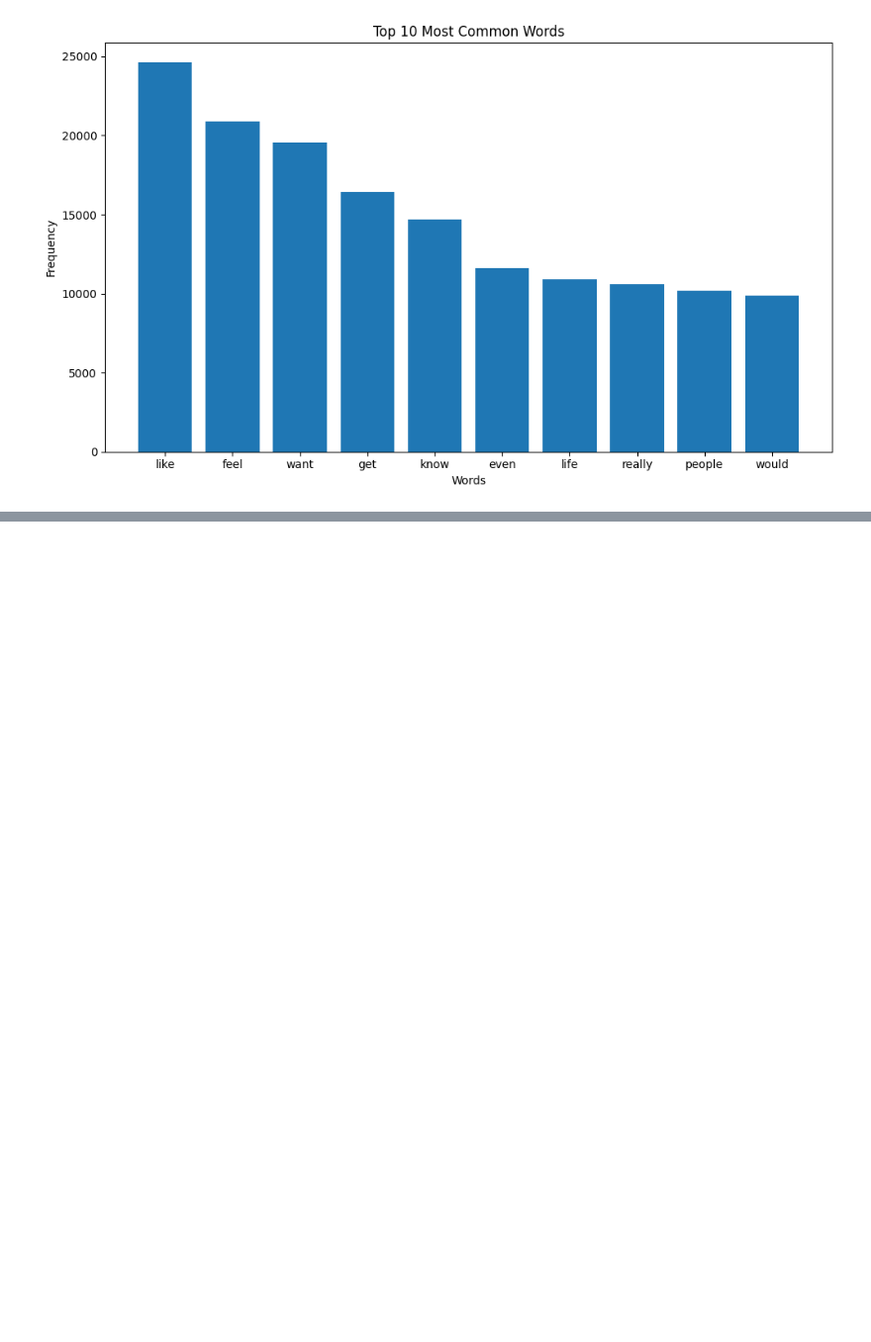
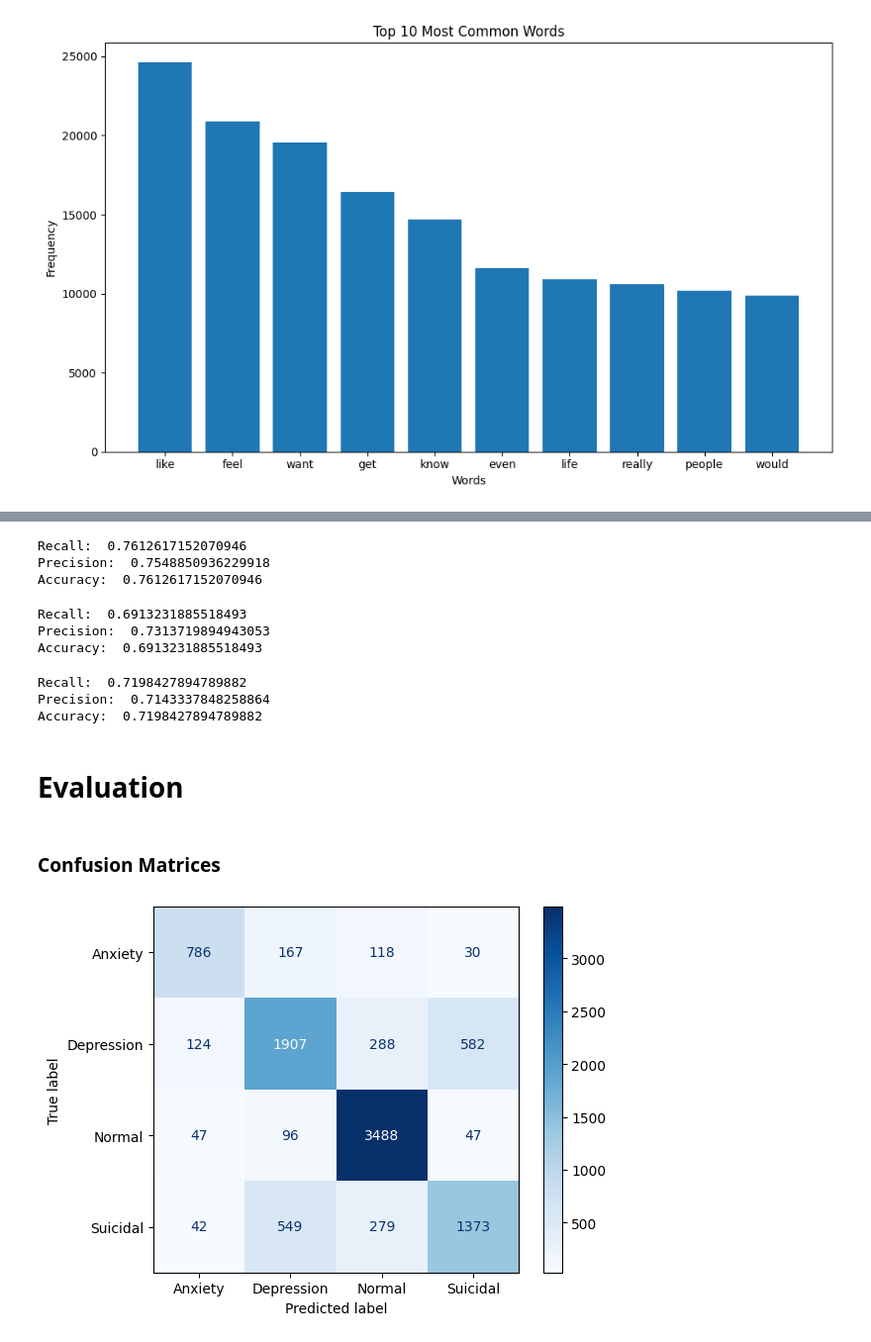
Before and after one commit to Ibrahim581/LIN_371_Project, a Jupyter notebook: Mental_Health_Analysis.ipynb, the cells around one changed output, grey strips where cells are left out. Shown at 99% size. Cells and saved outputs as stored; diff of their text form; code cells hidden in the pictures; blank space fills up the shorter version.

Commit message:
models

```diff
--- a/Mental_Health_Analysis.ipynb
+++ b/Mental_Health_Analysis.ipynb
@@ -80,0 +118,70 @@ freq_df = plot_most_freq_words(text, stop_words)
+# %%
+from sklearn.metrics import confusion_matrix, ConfusionMatrixDisplay
+from sklearn.metrics import recall_score
+from sklearn.metrics import precision_score
+from sklearn.metrics import accuracy_score
+
+
+def fit_predict(X_train, X_test, y_train, y_test, vectorizer, model):
+
+    # Fit vectorizer
+    X_train = vectorizer.fit_transform(X_train)
+    X_test = vectorizer.transform(X_test)
+
+    # Model
+    model.fit(X_train, y_train)
+    y_pred = model.predict(X_test)
+
+    # Metrics
+    cm = confusion_matrix(y_test, y_pred)
+    recall = recall_score(y_test, y_pred, average = 'weighted')
+    precision = precision_score(y_test, y_pred, average = 'weighted')
+    accuracy = accuracy_score(y_test, y_pred)
+
+    print('Recall: ', recall)
+    print('Precision: ', precision)
+    print('Accuracy: ', accuracy)
+
+    return y_pred, cm, recall, precision, accuracy
+# %%
+# Call the models and vectorizer
+from sklearn.linear_model import LogisticRegression
+from sklearn.naive_bayes import MultinomialNB
+import xgboost as xgb
+from sklearn.feature_extraction.text import CountVectorizer
+
+vect = CountVectorizer(stop_words = "english")
+# %%
+y_pred_lr, cm_lr, recall_lr, precision_lr, accuracy_lr = fit_predict(Xtrain, Xtest, ytrain, ytest, vect,
+                                                    LogisticRegression(random_state = 3, solver='liblinear'))
+# %% [output]
+Recall:  0.7612617152070946
+Precision:  0.7548850936229918
+Accuracy:  0.7612617152070946
+# %%
+y_pred_nb, cm_nb, recall_nb, precision_nb, accuracy_nb = fit_predict(Xtrain, Xtest, ytrain, ytest, vect,
+                                                                      MultinomialNB())
+# %% [output]
+Recall:  0.6913231885518493
+Precision:  0.7313719894943053
+Accuracy:  0.6913231885518493
+# %%
+
+
+y_pred_xgb, cm_xgb, recall_xgb, precision_xgb, accuracy_xgb = fit_predict(Xtrain, Xtest, ytrain, ytest, vect,
+                                                                          xgb.XGBClassifier(n_estimators=100, max_depth=3, learning_rate=0.1))
+# %% [output]
+Recall:  0.7198427894789882
+Precision:  0.7143337848258864
+Accuracy:  0.7198427894789882
+# %% [markdown]
+# Evaluation
+# %% [markdown]
+### Confusion Matrices
+# %%
+# Confusion Matrix for Logistic Regression
+disp = ConfusionMatrixDisplay(confusion_matrix=cm_lr, display_labels=emotion_map)
+disp.plot(cmap=plt.cm.Blues)
+plt.show()
+# %% [output]
+[figure, added]
```
Also changed, not shown: parts of 16 cells of this notebook.
